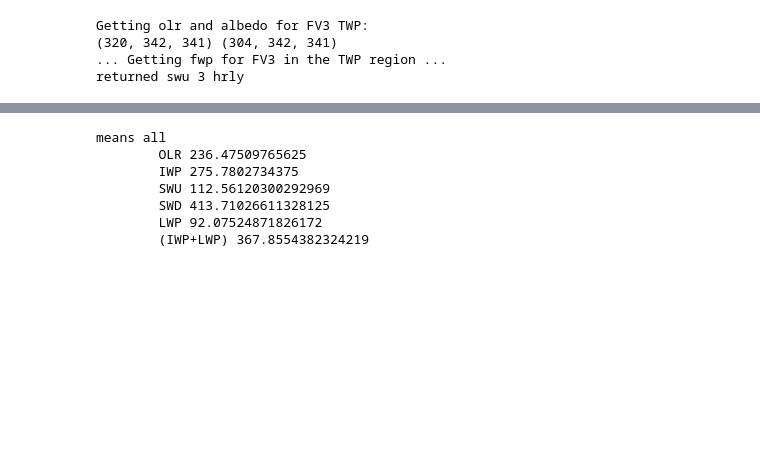
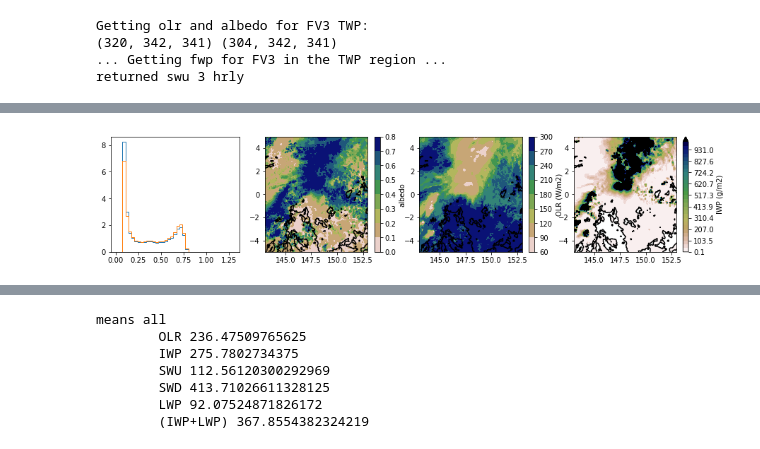
Before and after one commit to smturbev/dyamond-analysis-2, a Jupyter notebook: python_scripts/histograms_fv3.ipynb, the cells around one changed output, grey strips where cells are left out. Saved outputs shown, nothing was run; the diff lists cells and outputs as text; code cells hidden in the pictures; blank space fills up the shorter version.

```diff
--- a/python_scripts/histograms_fv3.ipynb
+++ b/python_scripts/histograms_fv3.ipynb
@@ -20,0 +32,29 @@ returned swu 3 hrly
+# %%
+cld_mask = np.where(iwp>=0.1,1,0)
+
+# explore weird albedo values
+fig, [ax0,ax1, ax2, ax3] = plt.subplots(1,4,figsize=(15,3))
+# albedo histogram
+# all sky and cloud only
+alb_bins = np.linspace(0.01, 1.3, 40)
+ax0.hist(alb.values.flatten(), density=True, bins=alb_bins, histtype="step")
+alb_cldy = np.where(cld_mask, alb.values, np.nan).flatten()
+ax0.hist(alb_cldy[~np.isnan(alb_cldy)], density=True, bins=alb_bins, histtype="step")
+# albedo in space
+# contour = cloud boundaries
+cs = ax1.contourf(alb.grid_xt, alb.grid_yt, alb, cmap="gist_earth_r")
+ax1.contour(alb.grid_xt, alb.grid_yt, cld_mask, levels=[0.5], colors="k")
+plt.colorbar(cs, ax=ax1, label="albedo")
+
+cs = ax2.contourf(olr.grid_xt, olr.grid_yt, olr, cmap="gist_earth_r")
+ax2.contour(olr.grid_xt, olr.grid_yt, cld_mask, levels=[1], colors="k")
+plt.colorbar(cs, ax=ax2, label="OLR (W/m2)")
+
+cs = ax3.contourf(iwp.grid_xt, iwp.grid_yt, iwp, levels=np.linspace(0.1,1000,30), cmap="gist_earth_r", extend="max")
+ax3.contour(iwp.grid_xt, iwp.grid_yt, cld_mask, levels=[1], colors="k")
+plt.colorbar(cs, ax=ax3, label="IWP (g/m2)")
+
+plt.savefig("../plots/case_study_fv3/histograms/albedo_t24_exploration.png")
+plt.show()
+# %% [output]
+[figure, added]
```
Also changed, not shown: parts of 7 cells of this notebook, 19 other files.
